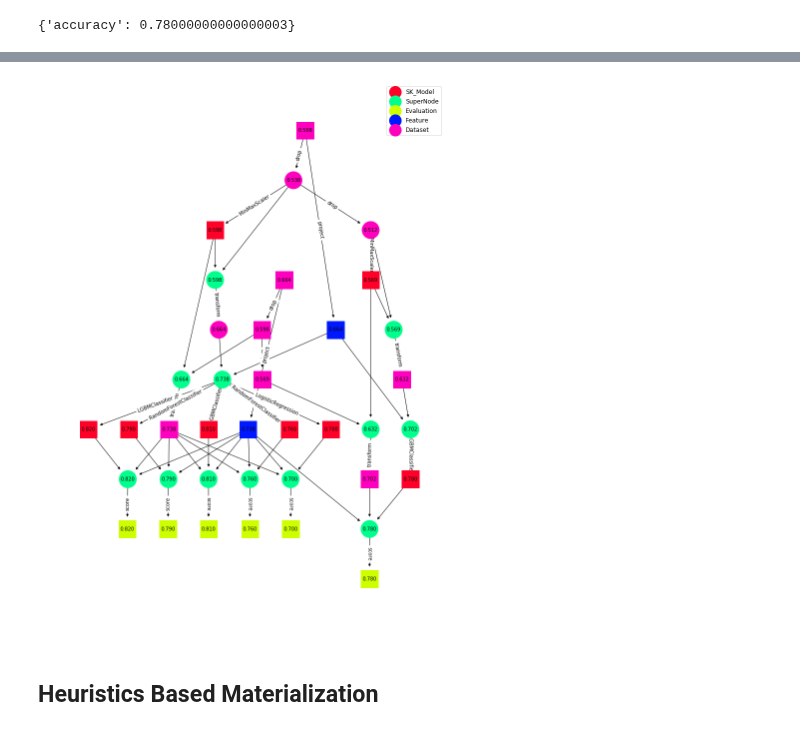
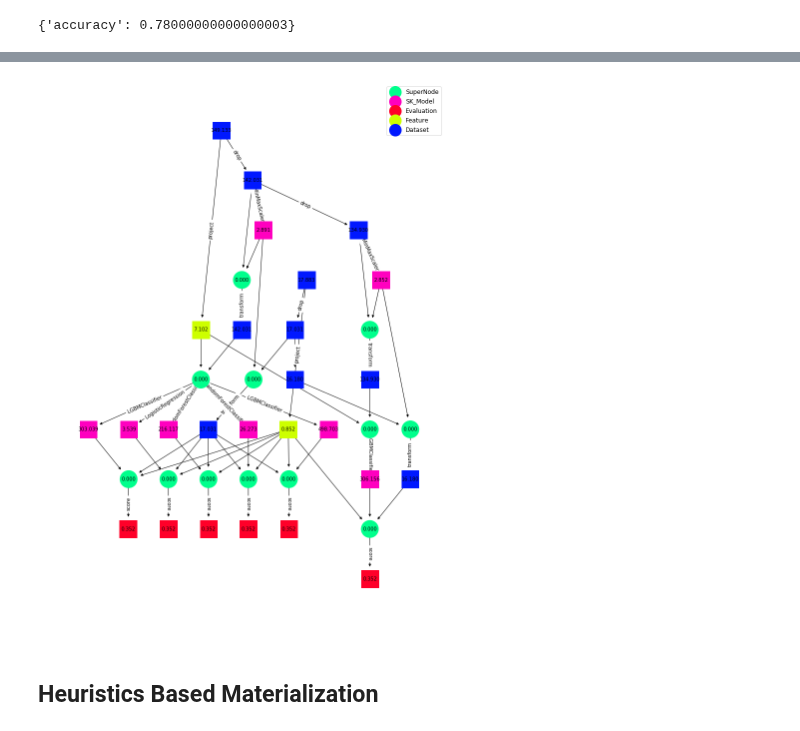
Before and after one commit to dbehrouz/ml-workload-optimization, a Jupyter notebook: code/collaborative-optimizer/experiment_graph/playground/materialization_test.ipynb, the cells around one changed output, grey strips where cells are left out. Drawn from its saved outputs; the diff is of its cells as text; code cells hidden in the pictures.

```diff
--- a/code/collaborative-optimizer/experiment_graph/playground/materialization_test.ipynb
+++ b/code/collaborative-optimizer/experiment_graph/playground/materialization_test.ipynb
@@ -23,8 +23,9 @@ warnings.filterwarnings('ignore')
 import matplotlib.pyplot as plt
 %matplotlib inline
 
-ROOT_PACKAGE_DIRECTORY = '/Users/bede01/Documents/work/phd-papers/ml-workload-optimization/code/jupyter'
-root_data = ROOT_PACKAGE_DIRECTORY + '/data'
+ROOT = '/Users/bede01/Documents/work/phd-papers/ml-workload-optimization/'
+ROOT_PACKAGE_DIRECTORY = '/Users/bede01/Documents/work/phd-papers/ml-workload-optimization/code/collaborative-optimizer'
+root_data = ROOT + '/data'
 
 
 sys.path.append(ROOT_PACKAGE_DIRECTORY)
@@ -187,8 +182,8 @@ NameError: name 'materialization_methods' is not defined
 # %%
 
-ee.history_graph.plot_graph(plt, figsize=(14,20), labels_for_vertex=['potential'], labels_for_edges=['name'], vertex_size=1200)
+ee.history_graph.plot_graph(plt, figsize=(14,20), labels_for_vertex=['size'], labels_for_edges=['name'], vertex_size=1200)
 # %% [output]
-[figure, old version]
+[figure, new version]
 # %%
 import copy
 ee_storage_aware = copy.deepcopy(ee)
```
Also changed, not shown: parts of 13 cells of this notebook, 3 other files.
